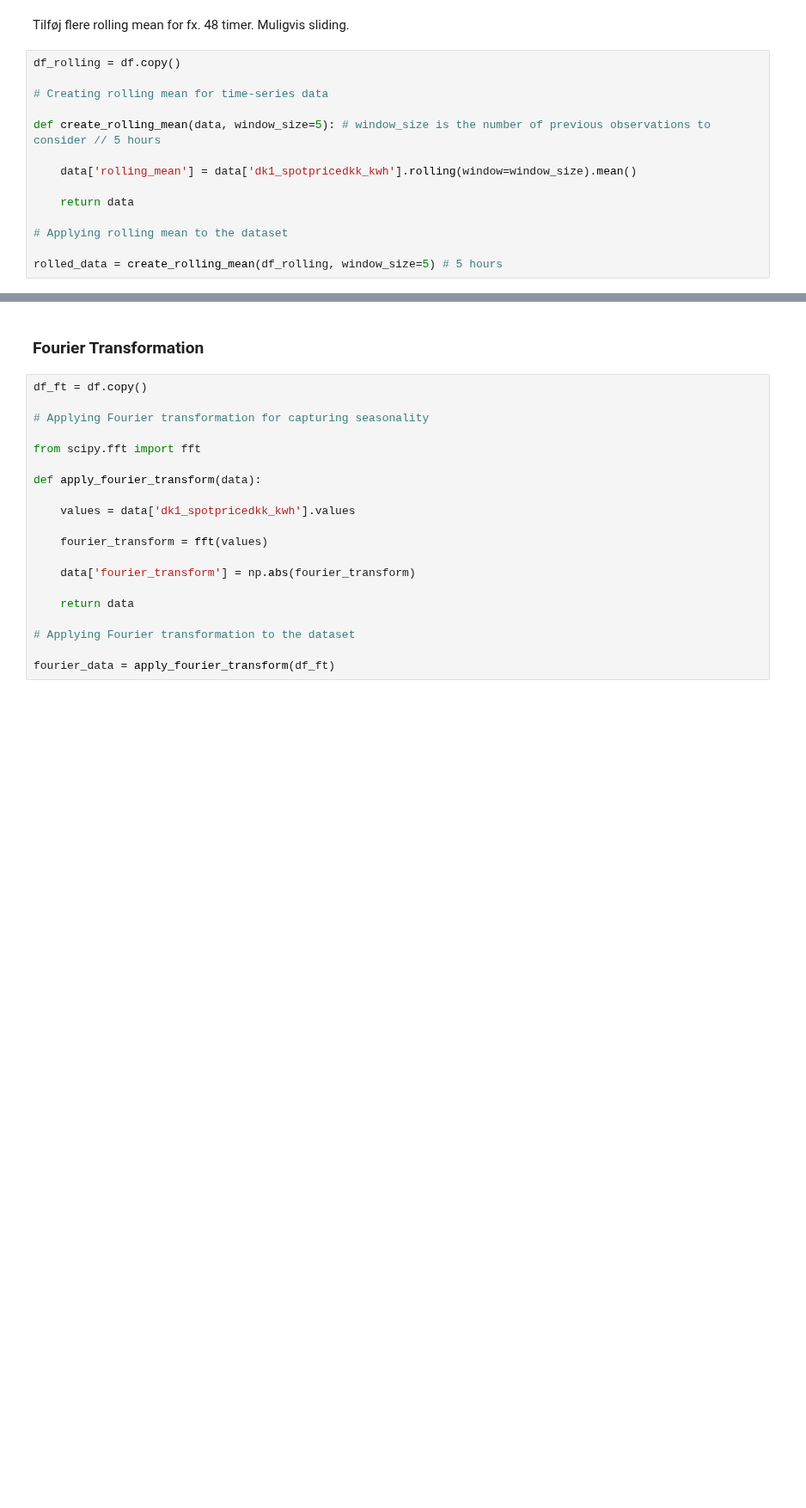
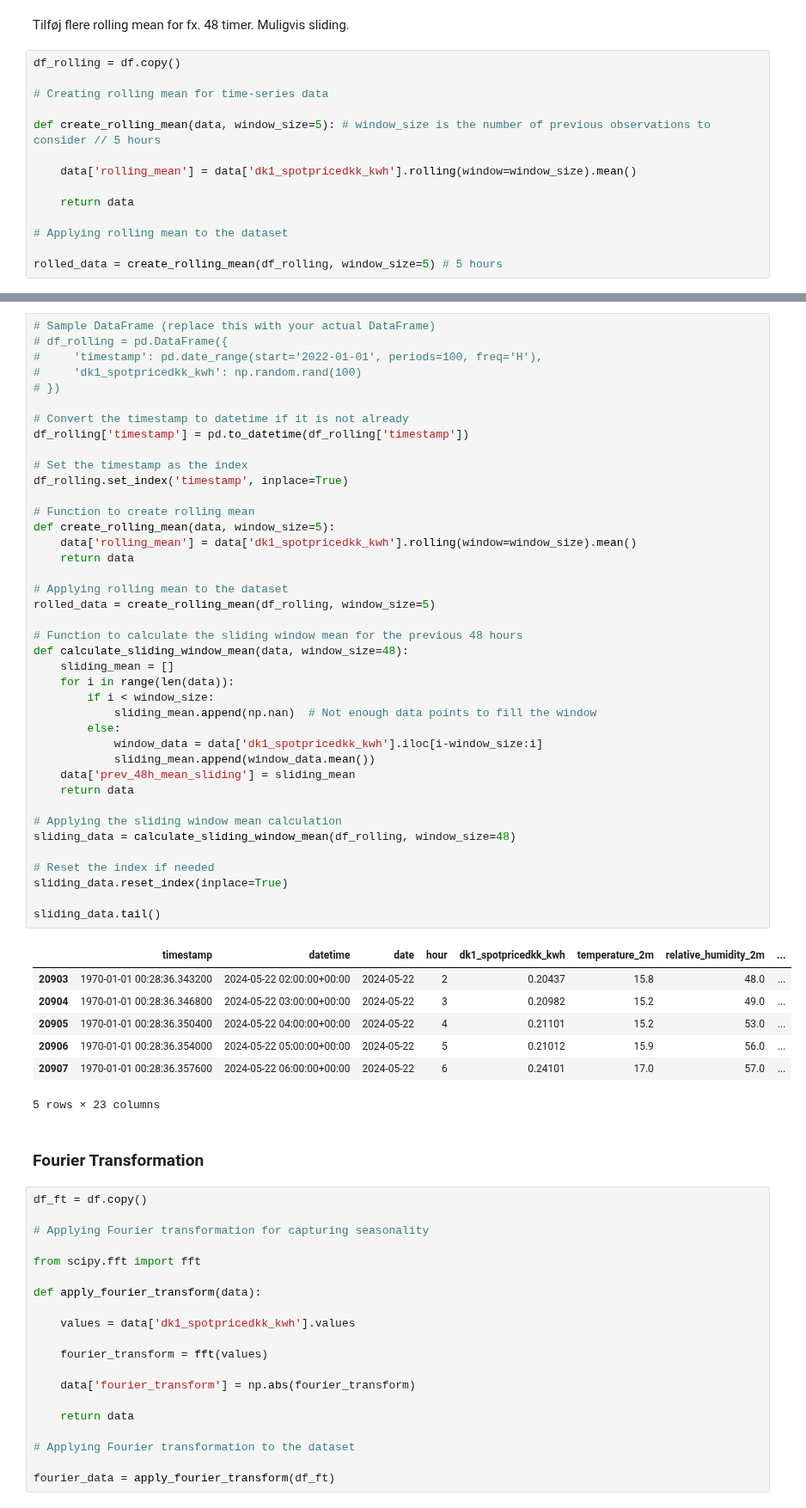
Before and after one commit to Benj3037/bds_m7_second-semester-project, a Jupyter notebook: pipeline/3_1_training_pipeline_xgboost.ipynb, the cells around one changed output, grey strips where cells are left out. Shown at 86% size. Drawn from its saved outputs; the diff is of its cells as text; blank space fills up the shorter version.

```diff
--- a/pipeline/3_1_training_pipeline_xgboost.ipynb
+++ b/pipeline/3_1_training_pipeline_xgboost.ipynb
@@ -185,3 +238,51 @@ rolled_data.tail()
+# %%
+# Sample DataFrame (replace this with your actual DataFrame)
+# df_rolling = pd.DataFrame({
+#     'timestamp': pd.date_range(start='2022-01-01', periods=100, freq='H'),
+#     'dk1_spotpricedkk_kwh': np.random.rand(100)
+# })
+
+# Convert the timestamp to datetime if it is not already
+df_rolling['timestamp'] = pd.to_datetime(df_rolling['timestamp'])
+
+# Set the timestamp as the index
+df_rolling.set_index('timestamp', inplace=True)
+
+# Function to create rolling mean
+def create_rolling_mean(data, window_size=5):
+    data['rolling_mean'] = data['dk1_spotpricedkk_kwh'].rolling(window=window_size).mean()
+    return data
+
+# Applying rolling mean to the dataset
+rolled_data = create_rolling_mean(df_rolling, window_size=5)
+
+# Function to calculate the sliding window mean for the previous 48 hours
+def calculate_sliding_window_mean(data, window_size=48):
+    sliding_mean = []
+    for i in range(len(data)):
+        if i < window_size:
+            sliding_mean.append(np.nan)  # Not enough data points to fill the window
+        else:
+            window_data = data['dk1_spotpricedkk_kwh'].iloc[i-window_size:i]
+            sliding_mean.append(window_data.mean())
+    data['prev_48h_mean_sliding'] = sliding_mean
+    return data
+
+# Applying the sliding window mean calculation
+sliding_data = calculate_sliding_window_mean(df_rolling, window_size=48)
+
+# Reset the index if needed
+sliding_data.reset_index(inplace=True)
+
+sliding_data.tail()
+# %% [output]
+|  | timestamp | datetime | date | hour | dk1_spotpricedkk_kwh | temperature_2m | relative_humidity_2m | ... |
+| 20903 | 1970-01-01 00:28:36.343200 | 2024-05-22 02:00:00+00:00 | 2024-05-22 | 2 | 0.20437 | 15.8 | 48.0 | ... |
+| 20904 | 1970-01-01 00:28:36.346800 | 2024-05-22 03:00:00+00:00 | 2024-05-22 | 3 | 0.20982 | 15.2 | 49.0 | ... |
+| 20905 | 1970-01-01 00:28:36.350400 | 2024-05-22 04:00:00+00:00 | 2024-05-22 | 4 | 0.21101 | 15.2 | 53.0 | ... |
+| 20906 | 1970-01-01 00:28:36.354000 | 2024-05-22 05:00:00+00:00 | 2024-05-22 | 5 | 0.21012 | 15.9 | 56.0 | ... |
+| 20907 | 1970-01-01 00:28:36.357600 | 2024-05-22 06:00:00+00:00 | 2024-05-22 | 6 | 0.24101 | 17.0 | 57.0 | ... |
+5 rows × 23 columns
 # %% [markdown]
 ### Fourier Transformation
 # %%
```
Also changed, not shown: parts of 23 cells of this notebook, 6 other files.
